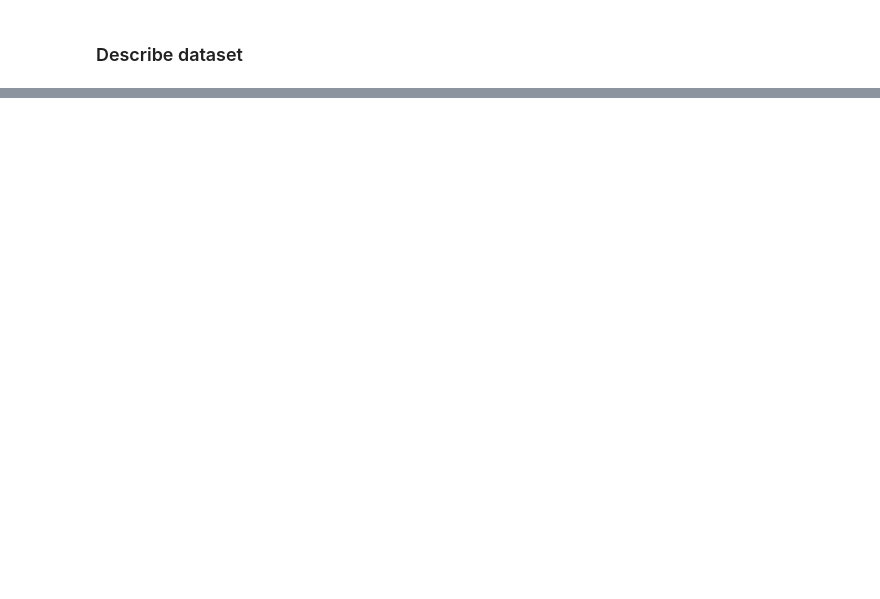
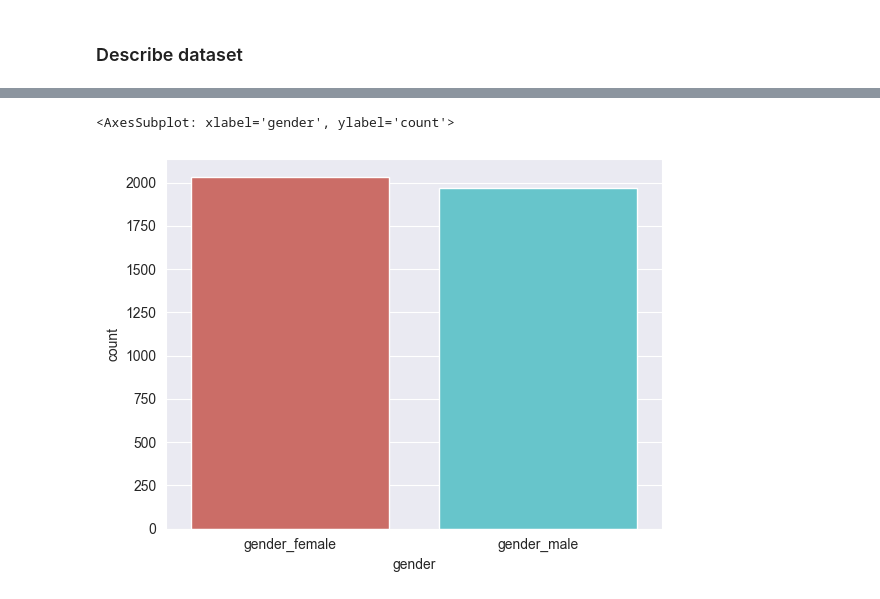
Before and after one commit to hypothetical-lemon/COMP4447-final-project, a Jupyter notebook: final_project.ipynb, the cells around one changed output, grey strips where cells are left out. Drawn from its saved outputs; the diff is of its cells as text; code cells hidden in the pictures; blank space fills up the shorter version.

```diff
--- a/final_project.ipynb
+++ b/final_project.ipynb
@@ -160,9 +224,12 @@ t3 = big_df.pivot_table(values=["id"], index=["political_aff", "cat_age"], aggfu
 # %%
 # Visualize gender representative
-female_count = df_categorical['gender'].value_counts()['Female']
-male_count = df_categorical['gender'].value_counts()['Male']
-gender = pd.DataFrame({'gender': ['female', 'male'], 'count': [female_count, male_count]})
+female_count = df_categorical_encoded['gender_female'].value_counts()[1]
+male_count = df_categorical_encoded['gender_male'].value_counts()[1]
+gender = pd.DataFrame({'gender': ['gender_female', 'gender_male'], 'count': [female_count, male_count]})
 sns.barplot(x='gender', y='count', data=gender, palette='hls')
+# %% [output]
+<AxesSubplot: xlabel='gender', ylabel='count'>
+[figure, added]
 # %%
 # Visualize political representative
 democrat_count = df_categorical_encoded['political_aff_democrat'].value_counts()[1]
```
Also changed, not shown: parts of 15 cells of this notebook, 1 other file.
